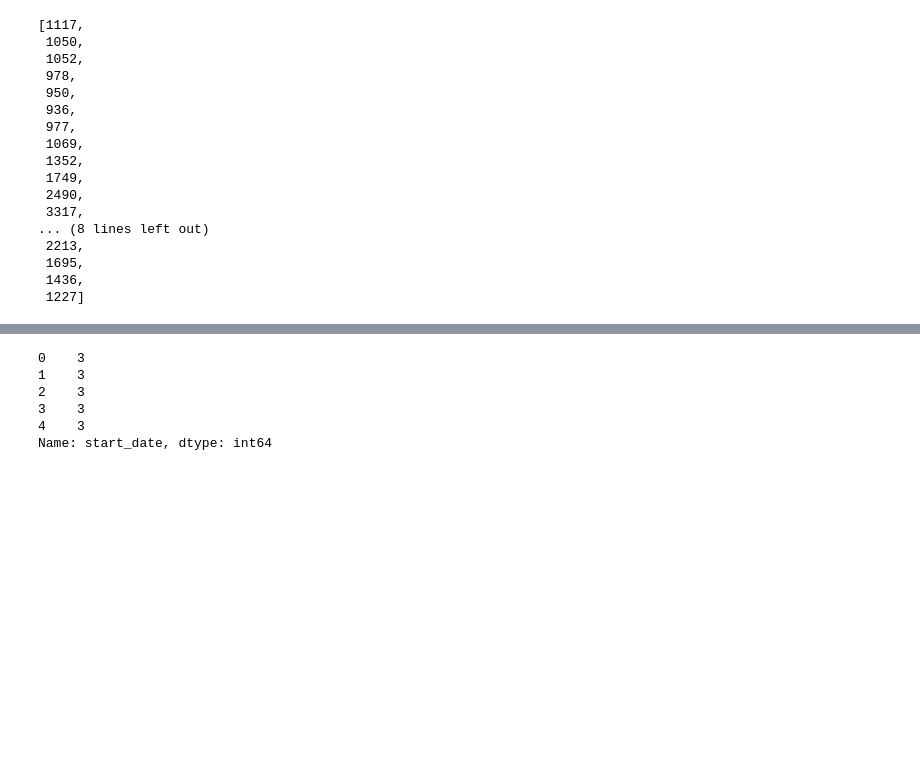
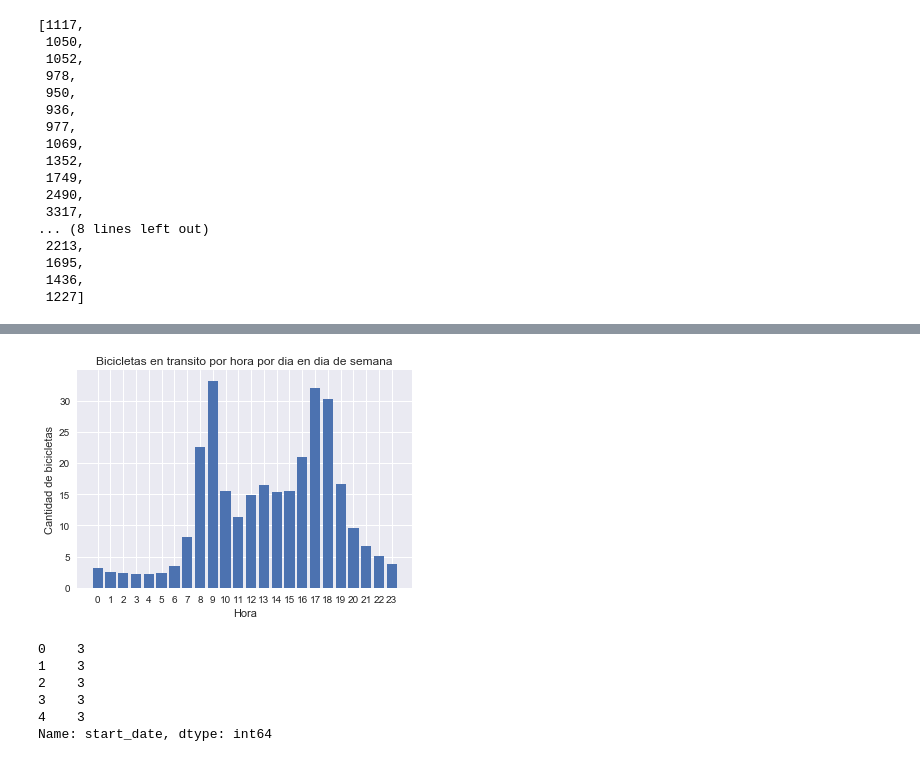
Before and after one commit to Arkenan/datos-tp, a Jupyter notebook: Explo v2.ipynb, the cells around one changed output, grey strips where cells are left out. Saved outputs shown, nothing was run; the diff lists cells and outputs as text; code cells hidden in the pictures; blank space fills up the shorter version.

```diff
--- a/Explo v2.ipynb
+++ b/Explo v2.ipynb
@@ -190,3 +167,7 @@ hours_weekend
  1695,
  1436,
  1227]
+# %%
+hours_weekday = [x/weekday_count for x in hours_weekday]
+# hours_weekend = [x/weekend_days_count for x in hours_weekend]
+hours_weekday
@@ -193,3 +203,14 @@ hours_weekend
+# %%
+# Gráfico para días de semana
+data = pd.Series(hours_weekday)
+plt.bar(height=hours_weekday,left=range(0,24))
+plt.xticks(range(0,24))
+plt.title("Bicicletas en transito por hora por dia en dia de semana")
+plt.ylabel("Cantidad de bicicletas")
+plt.xlabel("Hora")
+plt.show()
+# %% [output]
+[figure, added]
 # %%
 trips.start_date.dt.dayofweek.head()
 # %% [output]
```
Also changed, not shown: parts of 12 cells of this notebook.
